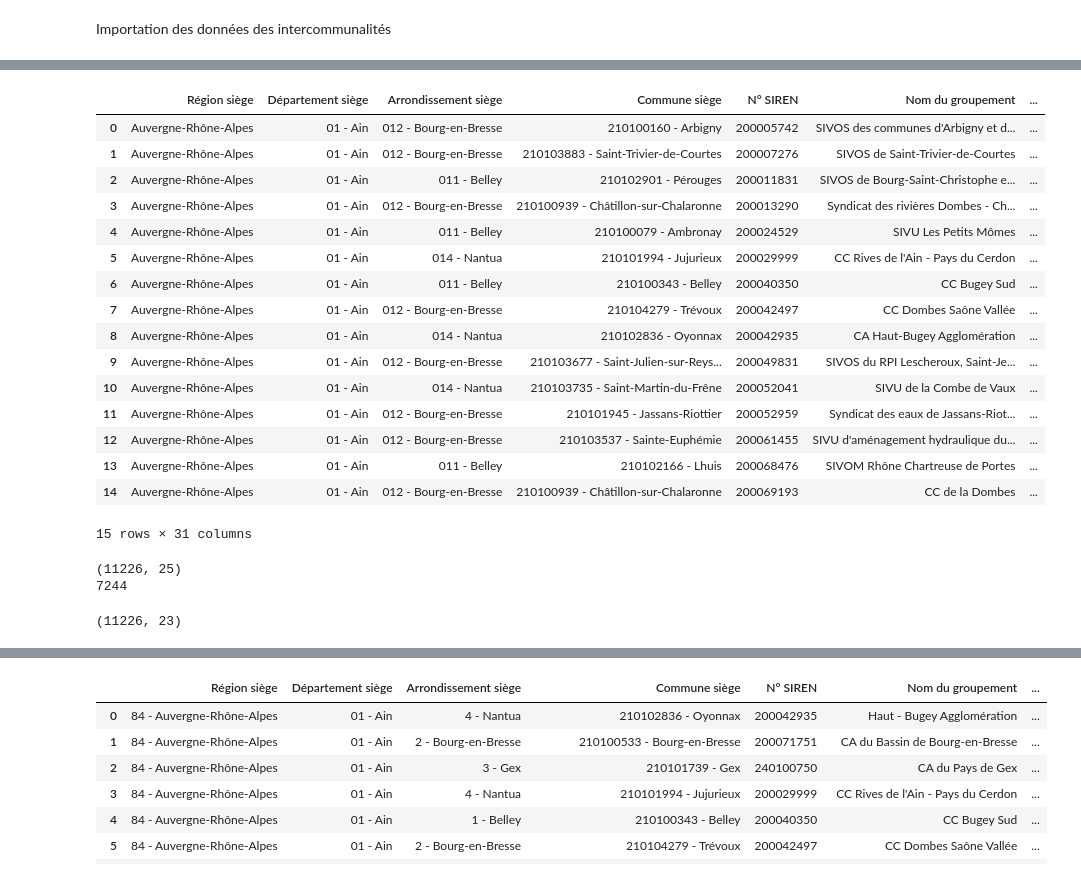
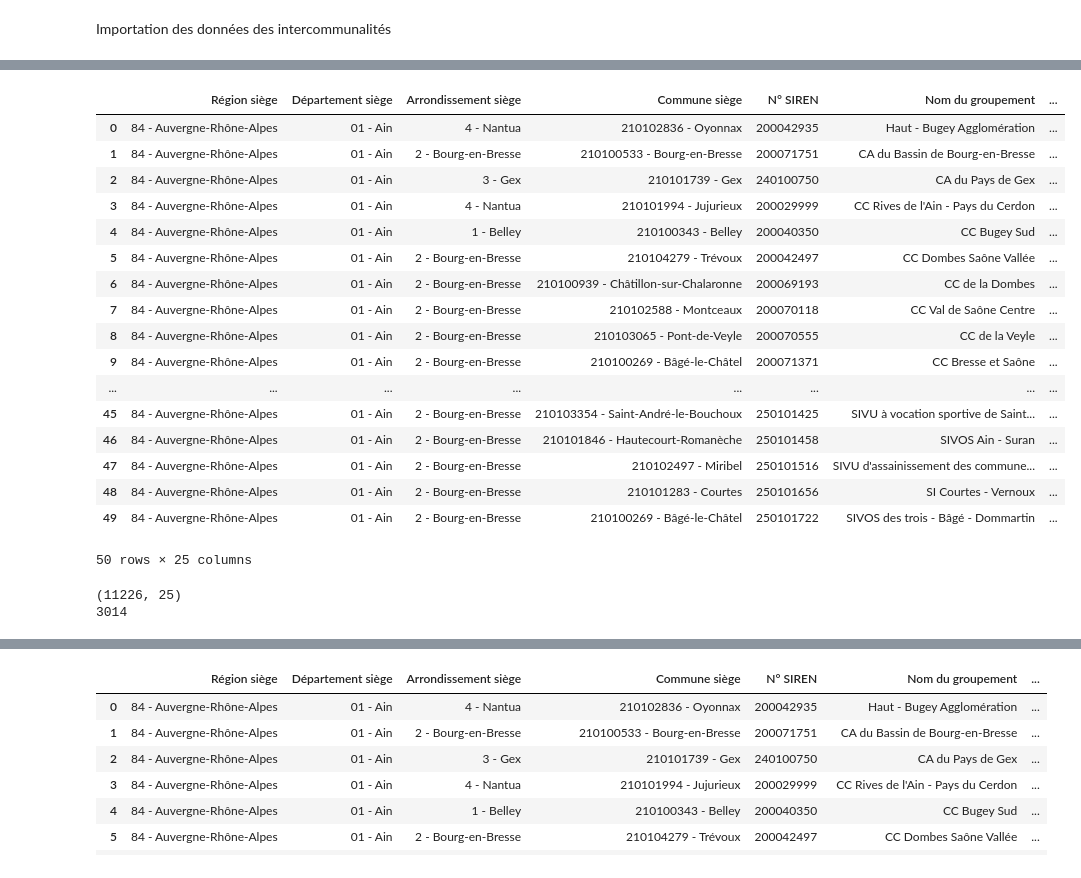
Before and after one commit to xdalp/projet3A, a Jupyter notebook: vote.ipynb, the cells around one changed output, grey strips where cells are left out. Cells and saved outputs as stored; diff of their text form; code cells hidden in the pictures.

```diff
--- a/vote.ipynb
+++ b/vote.ipynb
@@ -223,8 +217,9 @@ liste_candidats_nuance_muni.head()
 liste_candidats_nuance = pd.concat([liste_candidats_nuance_hors_muni,liste_candidats_nuance_muni], ignore_index=True)
 liste_candidats_nuance.head()
 liste_candidats_nuance['prenom'] =liste_candidats_nuance['Prénom'].str.lower().apply(simplifier_prenom)
+liste_candidats_nuance['nom'] =liste_candidats_nuance['Nom'].str.lower().apply(simplifier_prenom)
 liste_candidats_nuance.dropna(subset=['prenom'], inplace=True)
-liste_candidats_nuance.drop(columns=["id_election","id_brut_miom","ident_election_ville","Prénom"], inplace=True)
+liste_candidats_nuance.drop(columns=["id_election","id_brut_miom","ident_election_ville","Prénom", "Nom"], inplace=True)
 liste_candidats_nuance.drop_duplicates(inplace=True)
 print(liste_candidats_nuance_hors_muni.shape)
 print(liste_candidats_nuance_muni.shape)
@@ -276,9 +247,13 @@ grp_2013['annee'] = "2008"
 grp_2019['annee'] = "2014"
 grp_2025['annee'] = "2020"
 
-grp_2013['prenom'] = grp_2013['Prénom Président'].str.lower()
-grp_2019['prenom'] = grp_2019['Prénom Président'].str.lower()
-grp_2025['prenom'] = grp_2025['Prénom Président'].str.lower()
+grp_2013['Nom Président'] = grp_2013['Nom Président'].str.lower().apply(simplifier_prenom)
+grp_2019['Nom Président'] = grp_2019['Nom Président'].str.lower().apply(simplifier_prenom)
+grp_2025['Nom Président'] = grp_2025['Nom Président'].str.lower().apply(simplifier_prenom)
+
+grp_2013['prenom'] = grp_2013['Prénom Président'].str.lower().apply(simplifier_prenom)
+grp_2019['prenom'] = grp_2019['Prénom Président'].str.lower().apply(simplifier_prenom)
+grp_2025['prenom'] = grp_2025['Prénom Président'].str.lower().apply(simplifier_prenom)
 
 
 grp_2013['dep'] = grp_2013["Département siège"].str[:2]
@@ -301,15 +282,18 @@ liste_candidats_nuance[(liste_candidats_nuance['Nom'] == "GUILLOT-VIGNOT")]
 # %%
-grp_2025['annee'] = grp_2025['annee'].astype(int)
-grp_2025 = grp_2025.sort_values("annee")
+grp_2019['annee'] = grp_2019['annee'].astype(int)
+grp_2019['dep'] = grp_2019['dep'].astype(str)
+grp_2019 = grp_2019.sort_values("annee")
+grp_2019['Nom Président'] = grp_2019['Nom Président'].apply(simplifier_prenom)
 
 liste_candidats_nuance['annee'] = liste_candidats_nuance['annee'].astype(int)
+liste_candidats_nuance['dep'] = liste_candidats_nuance['dep'].astype(str)
 liste_candidats_nuance = liste_candidats_nuance.sort_values("annee")
 # %%
-grp_2025_avec_nuance_test_proxi = pd.merge_asof(
-    grp_2025,
+grp_2019_avec_nuance_test_proxi = pd.merge_asof(
+    grp_2019,
     liste_candidats_nuance,
     on="annee",          # recherche de l'année la plus proche
     left_by=["prenom", "Nom Président", "dep"],
-    right_by=["prenom", "Nom", "dep"],
+    right_by=["prenom", "nom", "dep"],
     direction="nearest"   # année la plus proche (avant ou après)
 )
@@ -322,30 +300,27 @@ grp_2019_avec_nuance_test_proxi.iloc[1]["prenom"]
 # %%
-grp_2025_avec_nuance_test_proxi.head(15)
+grp_2019_avec_nuance_test_proxi.head(50)
 # %% [output]
 |  | Région siège | Département siège | Arrondissement siège | Commune siège | N° SIREN | Nom du groupement | ... |
-| 0 | Auvergne-Rhône-Alpes | 01 - Ain | 012 - Bourg-en-Bresse | 210100160 - Arbigny | 200005742 | SIVOS des communes d'Arbigny et d... | ... |
-| 1 | Auvergne-Rhône-Alpes | 01 - Ain | 012 - Bourg-en-Bresse | 210103883 - Saint-Trivier-de-Courtes | 200007276 | SIVOS de Saint-Trivier-de-Courtes | ... |
-| 2 | Auvergne-Rhône-Alpes | 01 - Ain | 011 - Belley | 210102901 - Pérouges | 200011831 | SIVOS de Bourg-Saint-Christophe e... | ... |
-| 3 | Auvergne-Rhône-Alpes | 01 - Ain | 012 - Bourg-en-Bresse | 210100939 - Châtillon-sur-Chalaronne | 200013290 | Syndicat des rivières Dombes - Ch... | ... |
-| 4 | Auvergne-Rhône-Alpes | 01 - Ain | 011 - Belley | 210100079 - Ambronay | 200024529 | SIVU Les Petits Mômes | ... |
-| 5 | Auvergne-Rhône-Alpes | 01 - Ain | 014 - Nantua | 210101994 - Jujurieux | 200029999 | CC Rives de l'Ain - Pays du Cerdon | ... |
-| 6 | Auvergne-Rhône-Alpes | 01 - Ain | 011 - Belley | 210100343 - Belley | 200040350 | CC Bugey Sud | ... |
-| 7 | Auvergne-Rhône-Alpes | 01 - Ain | 012 - Bourg-en-Bresse | 210104279 - Trévoux | 200042497 | CC Dombes Saône Vallée | ... |
-| 8 | Auvergne-Rhône-Alpes | 01 - Ain | 014 - Nantua | 210102836 - Oyonnax | 200042935 | CA Haut-Bugey Agglomération | ... |
-| 9 | Auvergne-Rhône-Alpes | 01 - Ain | 012 - Bourg-en-Bresse | 210103677 - Saint-Julien-sur-Reys... | 200049831 | SIVOS du RPI Lescheroux, Saint-Je... | ... |
-| 10 | Auvergne-Rhône-Alpes | 01 - Ain | 014 - Nantua | 210103735 - Saint-Martin-du-Frêne | 200052041 | SIVU de la Combe de Vaux | ... |
-| 11 | Auvergne-Rhône-Alpes | 01 - Ain | 012 - Bourg-en-Bresse | 210101945 - Jassans-Riottier | 200052959 | Syndicat des eaux de Jassans-Riot... | ... |
-| 12 | Auvergne-Rhône-Alpes | 01 - Ain | 012 - Bourg-en-Bresse | 210103537 - Sainte-Euphémie | 200061455 | SIVU d'aménagement hydraulique du... | ... |
-| 13 | Auvergne-Rhône-Alpes | 01 - Ain | 011 - Belley | 210102166 - Lhuis | 200068476 | SIVOM Rhône Chartreuse de Portes | ... |
-| 14 | Auvergne-Rhône-Alpes | 01 - Ain | 012 - Bourg-en-Bresse | 210100939 - Châtillon-sur-Chalaronne | 200069193 | CC de la Dombes | ... |
+| 0 | 84 - Auvergne-Rhône-Alpes | 01 - Ain | 4 - Nantua | 210102836 - Oyonnax | 200042935 | Haut - Bugey Agglomération | ... |
+| 1 | 84 - Auvergne-Rhône-Alpes | 01 - Ain | 2 - Bourg-en-Bresse | 210100533 - Bourg-en-Bresse | 200071751 | CA du Bassin de Bourg-en-Bresse | ... |
+| 2 | 84 - Auvergne-Rhône-Alpes | 01 - Ain | 3 - Gex | 210101739 - Gex | 240100750 | CA du Pays de Gex | ... |
+| 3 | 84 - Auvergne-Rhône-Alpes | 01 - Ain | 4 - Nantua | 210101994 - Jujurieux | 200029999 | CC Rives de l'Ain - Pays du Cerdon | ... |
+| 4 | 84 - Auvergne-Rhône-Alpes | 01 - Ain | 1 - Belley | 210100343 - Belley | 200040350 | CC Bugey Sud | ... |
+| 5 | 84 - Auvergne-Rhône-Alpes | 01 - Ain | 2 - Bourg-en-Bresse | 210104279 - Trévoux | 200042497 | CC Dombes Saône Vallée | ... |
+| 6 | 84 - Auvergne-Rhône-Alpes | 01 - Ain | 2 - Bourg-en-Bresse | 210100939 - Châtillon-sur-Chalaronne | 200069193 | CC de la Dombes | ... |
+| 7 | 84 - Auvergne-Rhône-Alpes | 01 - Ain | 2 - Bourg-en-Bresse | 210102588 - Montceaux | 200070118 | CC Val de Saône Centre | ... |
+| 8 | 84 - Auvergne-Rhône-Alpes | 01 - Ain | 2 - Bourg-en-Bresse | 210103065 - Pont-de-Veyle | 200070555 | CC de la Veyle | ... |
+| 9 | 84 - Auvergne-Rhône-Alpes | 01 - Ain | 2 - Bourg-en-Bresse | 210100269 - Bâgé-le-Châtel | 200071371 | CC Bresse et Saône | ... |
+| ... | ... | ... | ... | ... | ... | ... | ... |
+| 45 | 84 - Auvergne-Rhône-Alpes | 01 - Ain | 2 - Bourg-en-Bresse | 210103354 - Saint-André-le-Bouchoux | 250101425 | SIVU à vocation sportive de Saint... | ... |
+| 46 | 84 - Auvergne-Rhône-Alpes | 01 - Ain | 2 - Bourg-en-Bresse | 210101846 - Hautecourt-Romanèche | 250101458 | SIVOS Ain - Suran | ... |
+| 47 | 84 - Auvergne-Rhône-Alpes | 01 - Ain | 2 - Bourg-en-Bresse | 210102497 - Miribel | 250101516 | SIVU d'assainissement des commune... | ... |
+| 48 | 84 - Auvergne-Rhône-Alpes | 01 - Ain | 2 - Bourg-en-Bresse | 210101283 - Courtes | 250101656 | SI Courtes - Vernoux | ... |
+| 49 | 84 - Auvergne-Rhône-Alpes | 01 - Ain | 2 - Bourg-en-Bresse | 210100269 - Bâgé-le-Châtel | 250101722 | SIVOS des trois - Bâgé - Dommartin | ... |
-15 rows × 31 columns
+50 rows × 25 columns
 # %%
 print(grp_2019_avec_nuance_test_proxi.shape)
 print(grp_2019_avec_nuance_test_proxi['Nuance'].isna().sum())
 # %% [output]
 (11226, 25)
-7244
+3014
-# %%
-grp_2019.shape
-# %% [output]
-(11226, 23)
```
Also changed, not shown: parts of 15 cells of this notebook, 1 other file.
